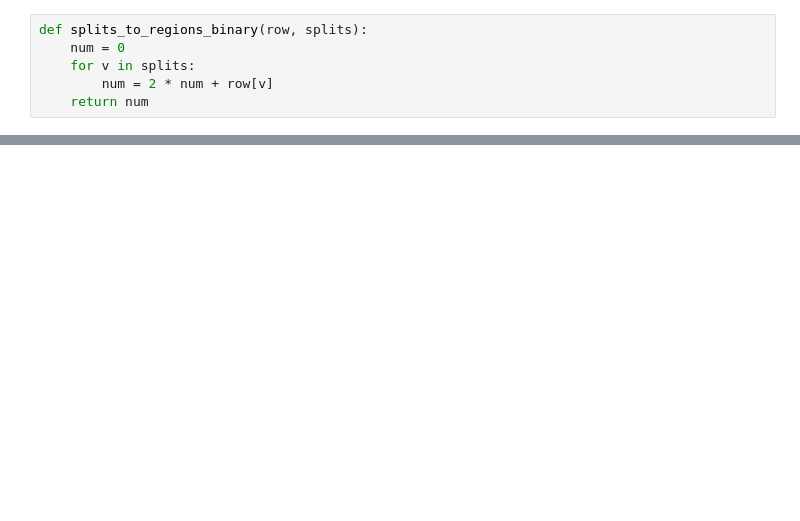
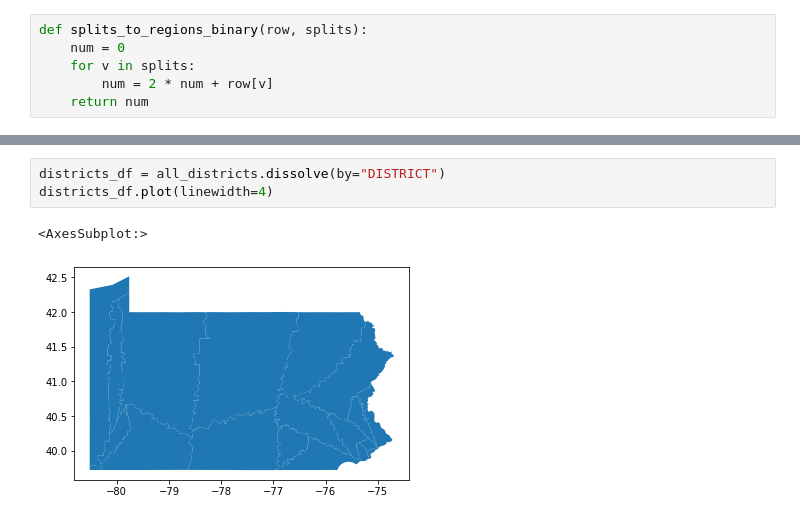
Before and after one commit to yagnesh7/clock-hand-redistricting, a Jupyter notebook: redistricting/population_splits.ipynb, the cells around one changed output, grey strips where cells are left out. Cells and saved outputs as stored; diff of their text form; blank space fills up the shorter version.

```diff
--- a/redistricting/population_splits.ipynb
+++ b/redistricting/population_splits.ipynb
@@ -278,0 +251,6 @@ r_1_pop_center_LAT =  (region_1['RP_LAT'] * region_1['Population']).sum()/region
+# %%
+districts_df = all_districts.dissolve(by="DISTRICT")
+districts_df.plot(linewidth=4)
+# %% [output]
+<AxesSubplot:>
+[figure, added]
```
Also changed, not shown: parts of 35 cells of this notebook.
